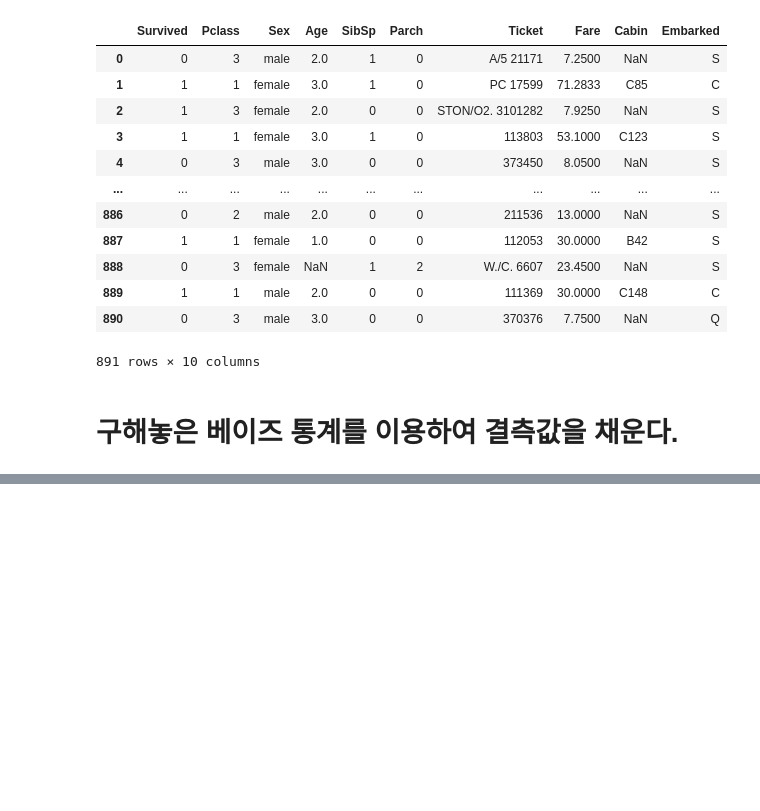
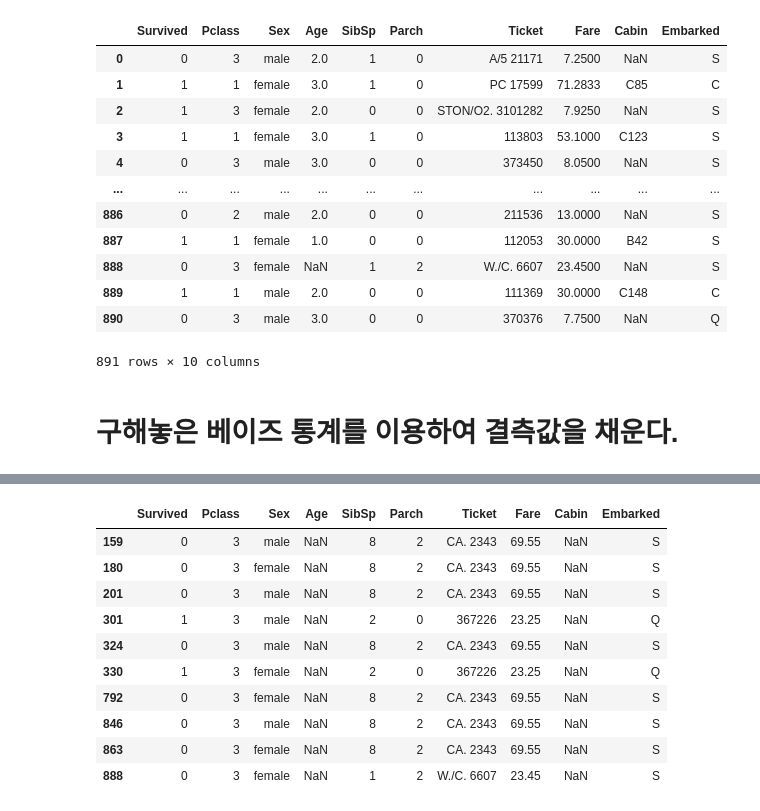
Before and after one commit to Ash-Stat/An-Si-Hyun, a Jupyter notebook: kaggle_titanic.ipynb, the cells around one changed output, grey strips where cells are left out. Cells and saved outputs as stored; diff of their text form; code cells hidden in the pictures; blank space fills up the shorter version.

```diff
--- a/kaggle_titanic.ipynb
+++ b/kaggle_titanic.ipynb
@@ -655,0 +663,4 @@ data
+# %%
+for wa,inde in zip(data_null['Age'], data_null.index):
+  data['Age'].loc[inde] = wa
+data
@@ -655,0 +685,15 @@ data
+# %%
+data_remain=data[data['Age'].isnull() == True]
+data_remain
+# %% [output]
+|  | Survived | Pclass | Sex | Age | SibSp | Parch | Ticket | Fare | Cabin | Embarked |
+| 159 | 0 | 3 | male | NaN | 8 | 2 | CA. 2343 | 69.55 | NaN | S |
+| 180 | 0 | 3 | female | NaN | 8 | 2 | CA. 2343 | 69.55 | NaN | S |
+| 201 | 0 | 3 | male | NaN | 8 | 2 | CA. 2343 | 69.55 | NaN | S |
+| 301 | 1 | 3 | male | NaN | 2 | 0 | 367226 | 23.25 | NaN | Q |
+| 324 | 0 | 3 | male | NaN | 8 | 2 | CA. 2343 | 69.55 | NaN | S |
+| 330 | 1 | 3 | female | NaN | 2 | 0 | 367226 | 23.25 | NaN | Q |
+| 792 | 0 | 3 | female | NaN | 8 | 2 | CA. 2343 | 69.55 | NaN | S |
+| 846 | 0 | 3 | male | NaN | 8 | 2 | CA. 2343 | 69.55 | NaN | S |
+| 863 | 0 | 3 | female | NaN | 8 | 2 | CA. 2343 | 69.55 | NaN | S |
+| 888 | 0 | 3 | female | NaN | 1 | 2 | W./C. 6607 | 23.45 | NaN | S |
```
Also changed, not shown: parts of 3 cells of this notebook.
